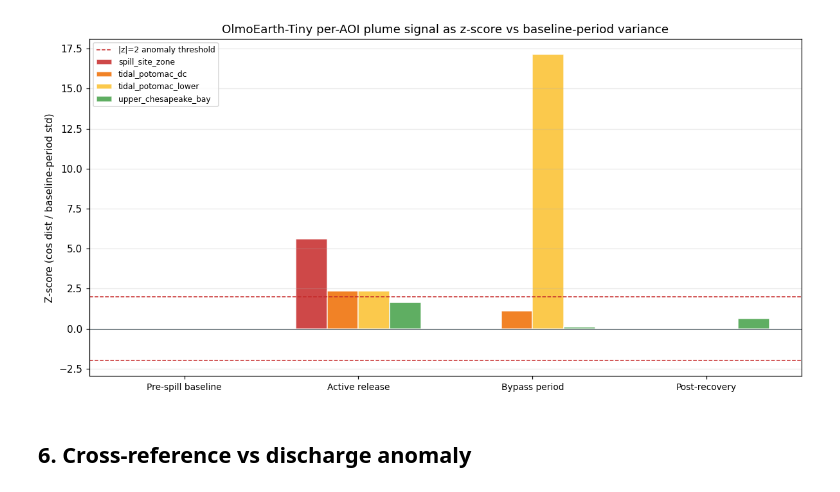
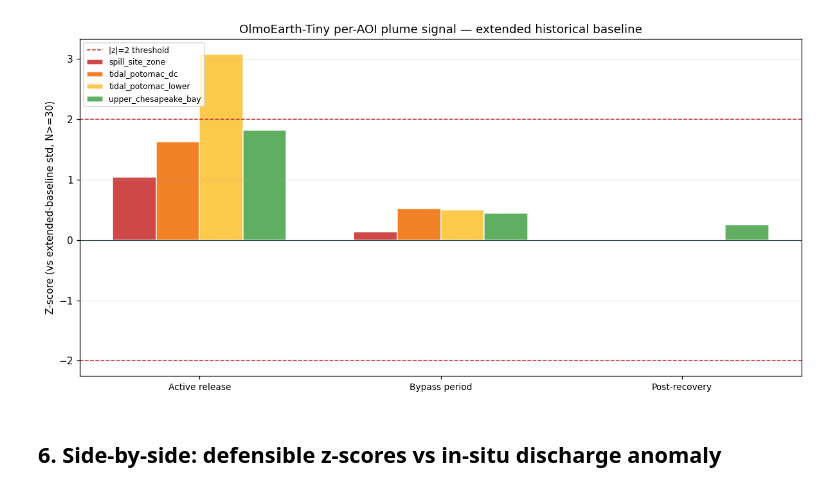
Before and after one commit to 2imi9/olmoearth-potomac-notebooks, a Jupyter notebook: notebooks/03_tutorial_embeddings.ipynb, the cells around one changed output. Saved outputs shown, nothing was run; the diff lists cells and outputs as text; code cells hidden in the pictures.

```diff
--- a/notebooks/03_tutorial_embeddings.ipynb
+++ b/notebooks/03_tutorial_embeddings.ipynb
@@ -256,0 +216,15 @@ upper_chesapeake_bay              2
+# %%
+grouped = {}  # {(aoi, window_label): list of (arr, datetime)}
+for (aoi, window_label, item_id), (arr, dt) in scene_arrays.items():
+    if arr is None:
+        continue
+    grouped.setdefault((aoi, window_label), []).append((arr, dt))
+
+n_per_cell = {(aoi, w): len(v) for (aoi, w), v in grouped.items()}
+print("Number of S1 scenes per (AOI x window):")
+all_windows = ['extended_baseline'] + list(EVENT_PHASE_BOUNDS.keys())
+count_df = pd.DataFrame(0, index=AOI_CORRIDORS.keys(), columns=all_windows, dtype=int)
+for (aoi, w), n in n_per_cell.items():
+    count_df.loc[aoi, w] = n
+print(count_df)
+print(f"\nMin baseline N per AOI: {count_df['extended_baseline'].min()}")
@@ -388,27 +361,30 @@ upper_chesapeake_bay           0.64
 # %%
-# Visualize z-scores
+# Visualize z-scores with the EXTENDED baseline
 fig, ax = plt.subplots(figsize=(11, 5.5))
-x = np.arange(len(PHASE_ORDER))
+phases_x = list(EVENT_PHASE_BOUNDS.keys())
+x = np.arange(len(phases_x))
 width = 0.18
 for i, (aoi, props) in enumerate(AOI_CORRIDORS.items()):
-    vals = [pivot_z.loc[aoi, p] if aoi in pivot_z.index else np.nan for p in PHASE_ORDER]
+    if aoi not in pivot_z.index:
+        continue
+    vals = [pivot_z.loc[aoi, p] for p in phases_x]
     offset = (i - 1.5) * width
     ax.bar(x + offset, vals, width=width, color=props['color'], edgecolor='white',
            label=aoi, alpha=0.85)
 
-ax.axhline(2, color='#c62828', ls='--', lw=1.0, label='|z|=2 anomaly threshold')
+ax.axhline(2,  color='#c62828', ls='--', lw=1.0, label='|z|=2 threshold')
 ax.axhline(-2, color='#c62828', ls='--', lw=1.0)
 ax.axhline(0, color='#37474f', lw=0.7)
 ax.set_xticks(x)
-ax.set_xticklabels([PHASE_LABELS[p] for p in PHASE_ORDER], fontsize=9)
-ax.set_ylabel("Z-score (cos dist / baseline-period std)")
-ax.set_title("OlmoEarth-Tiny per-AOI plume signal as z-score vs baseline-period variance")
+ax.set_xticklabels([PHASE_LABELS[p] for p in phases_x], fontsize=9)
+ax.set_ylabel("Z-score (vs extended-baseline std, N>=30)")
+ax.set_title("OlmoEarth-Tiny per-AOI plume signal — extended historical baseline")
 ax.legend(loc='upper left', fontsize=8)
 ax.grid(alpha=0.3, axis='y')
 plt.tight_layout()
 plt.show()
 # %% [output]
-[figure, old version]
+[figure, new version]
 # %% [markdown]
-## 6. Cross-reference vs discharge anomaly
+## 6. Side-by-side: defensible z-scores vs in-situ discharge anomaly
 # %%
```
Also changed, not shown: parts of 24 cells of this notebook.
